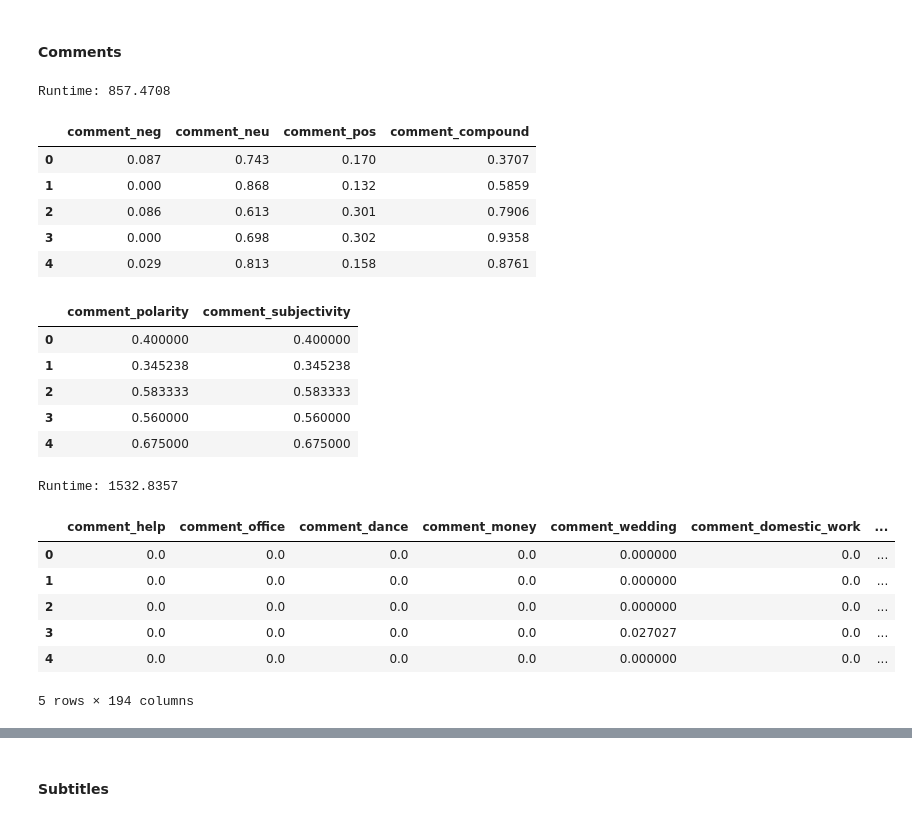
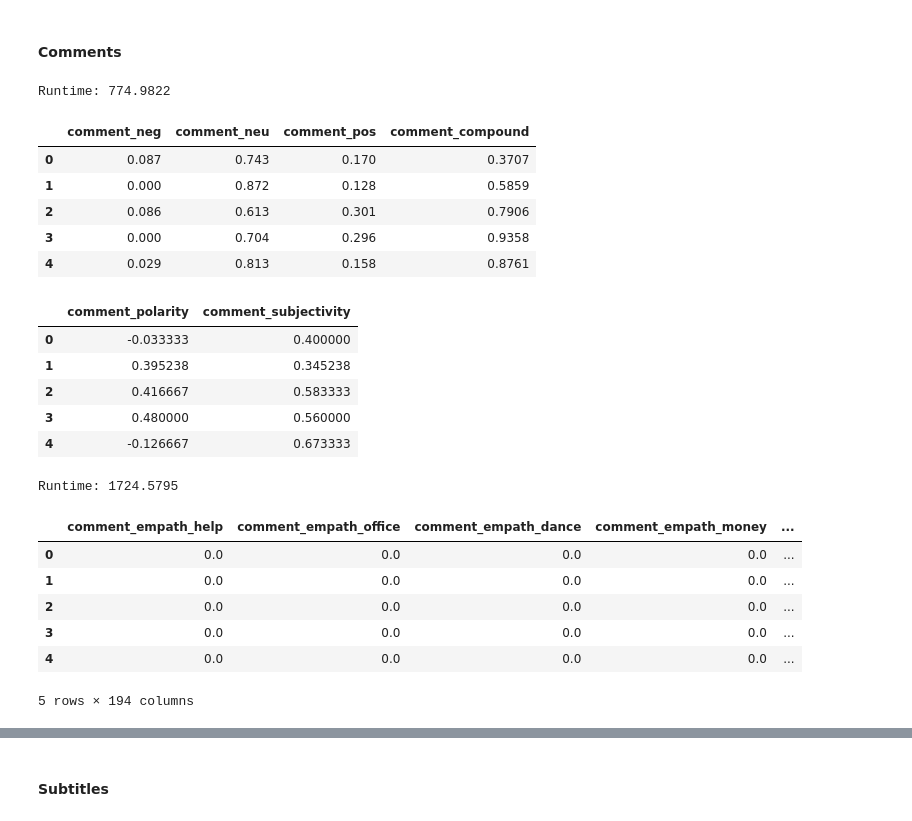
Before and after one commit to IMT-547-Team-1/YouTube-Toxic-Comments, a Jupyter notebook: code/02-preprocessing.ipynb, the cells around one changed output, grey strips where cells are left out. Cells and saved outputs as stored; diff of their text form; code cells hidden in the pictures.

```diff
--- a/code/02-preprocessing.ipynb
+++ b/code/02-preprocessing.ipynb
@@ -551,0 +807,5 @@ video.shape
+# %%
+# Remove noise for comments
+print(comments[41])
+comments_filtered = comments.apply(remove_noise)
+print(comments_filtered[41])
@@ -551,0 +882,6 @@ video.shape
+# %%
+# Combine into one DataFrame
+comment["comment_filtered"] = comments_filtered
+comment["comment_cleaned"] = comments_cleaned
+comment["comment_tokenized"] = comments_tokenized
+comment.head(3)
@@ -551,0 +893,5 @@ video.shape
+# %%
+# Remove the missings
+comment.dropna(inplace=True)
+comment = comment[comment["comment_cleaned"].str.len() > 0]
+comment.shape
@@ -551,0 +925,4 @@ video.shape
+# %%
+# Extract the comments
+comments_filtered = comment["comment_filtered"]
+comments_cleaned = comment["comment_cleaned"]
@@ -607,51 +990,51 @@ def empath_sentiment(text, prefix):
 start_time = time.time()
 
 # Compute VADER sentiment scores for each comment
-vader_scores = comments.apply(lambda x: vader_sentiment(x, "comment_"))\
-                       .apply(pd.Series)
+comment_vader_scores = \
+    comments_filtered.apply(lambda x: vader_sentiment(x, "comment_")).apply(pd.Series)
 
 # End timing
 print(f"Runtime: {time.time() - start_time:.4f}\n")
-vader_scores.head()
+comment_vader_scores.head()
 # %% [output]
-Runtime: 857.4708
+Runtime: 774.9822
 |  | comment_neg | comment_neu | comment_pos | comment_compound |
 | 0 | 0.087 | 0.743 | 0.170 | 0.3707 |
-| 1 | 0.000 | 0.868 | 0.132 | 0.5859 |
+| 1 | 0.000 | 0.872 | 0.128 | 0.5859 |
 | 2 | 0.086 | 0.613 | 0.301 | 0.7906 |
-| 3 | 0.000 | 0.698 | 0.302 | 0.9358 |
+| 3 | 0.000 | 0.704 | 0.296 | 0.9358 |
 | 4 | 0.029 | 0.813 | 0.158 | 0.8761 |
 # %%
 # Compute TextBlob sentiment scores for each comment
-textblob_scores = comments.apply(lambda x: textblob_sentiment(x, "comment_"))\
-                          .apply(pd.Series)
-textblob_scores.head()
+comment_textblob_scores = \
+    comments_cleaned.apply(lambda x: textblob_sentiment(x, "comment_")).apply(pd.Series)
+comment_textblob_scores.head()
 # %% [output]
 |  | comment_polarity | comment_subjectivity |
-| 0 | 0.400000 | 0.400000 |
-| 1 | 0.345238 | 0.345238 |
-| 2 | 0.583333 | 0.583333 |
-| 3 | 0.560000 | 0.560000 |
-| 4 | 0.675000 | 0.675000 |
+| 0 | -0.033333 | 0.400000 |
+| 1 | 0.395238 | 0.345238 |
+| 2 | 0.416667 | 0.583333 |
+| 3 | 0.480000 | 0.560000 |
+| 4 | -0.126667 | 0.673333 |
 # %%
 # Start timing
 start_time = time.time()
 
 # Compute Empath sentiment scores for each comment
-empath_scores = comments.apply(lambda x: empath_sentiment(x, "comment_"))\
-                        .apply(pd.Series)
+comment_empath_scores = \
+    comments_cleaned.apply(lambda x: empath_sentiment(x, "comment_empath_")).apply(pd.Series)
 
 # End timing
 print(f"Runtime: {time.time() - start_time:.4f}\n")
-empath_scores.head()
+comment_empath_scores.head()
 # %% [output]
-Runtime: 1532.8357
+Runtime: 1724.5795
-|  | comment_help | comment_office | comment_dance | comment_money | comment_wedding | comment_domestic_work | ... |
-| 0 | 0.0 | 0.0 | 0.0 | 0.0 | 0.000000 | 0.0 | ... |
-| 1 | 0.0 | 0.0 | 0.0 | 0.0 | 0.000000 | 0.0 | ... |
-| 2 | 0.0 | 0.0 | 0.0 | 0.0 | 0.000000 | 0.0 | ... |
-| 3 | 0.0 | 0.0 | 0.0 | 0.0 | 0.027027 | 0.0 | ... |
-| 4 | 0.0 | 0.0 | 0.0 | 0.0 | 0.000000 | 0.0 | ... |
+|  | comment_empath_help | comment_empath_office | comment_empath_dance | comment_empath_money | ... |
+| 0 | 0.0 | 0.0 | 0.0 | 0.0 | ... |
+| 1 | 0.0 | 0.0 | 0.0 | 0.0 | ... |
+| 2 | 0.0 | 0.0 | 0.0 | 0.0 | ... |
+| 3 | 0.0 | 0.0 | 0.0 | 0.0 | ... |
+| 4 | 0.0 | 0.0 | 0.0 | 0.0 | ... |
 5 rows × 194 columns
 # %%
 # Combine into one DataFrame
```
Also changed, not shown: parts of 135 cells of this notebook, 19 other files.
